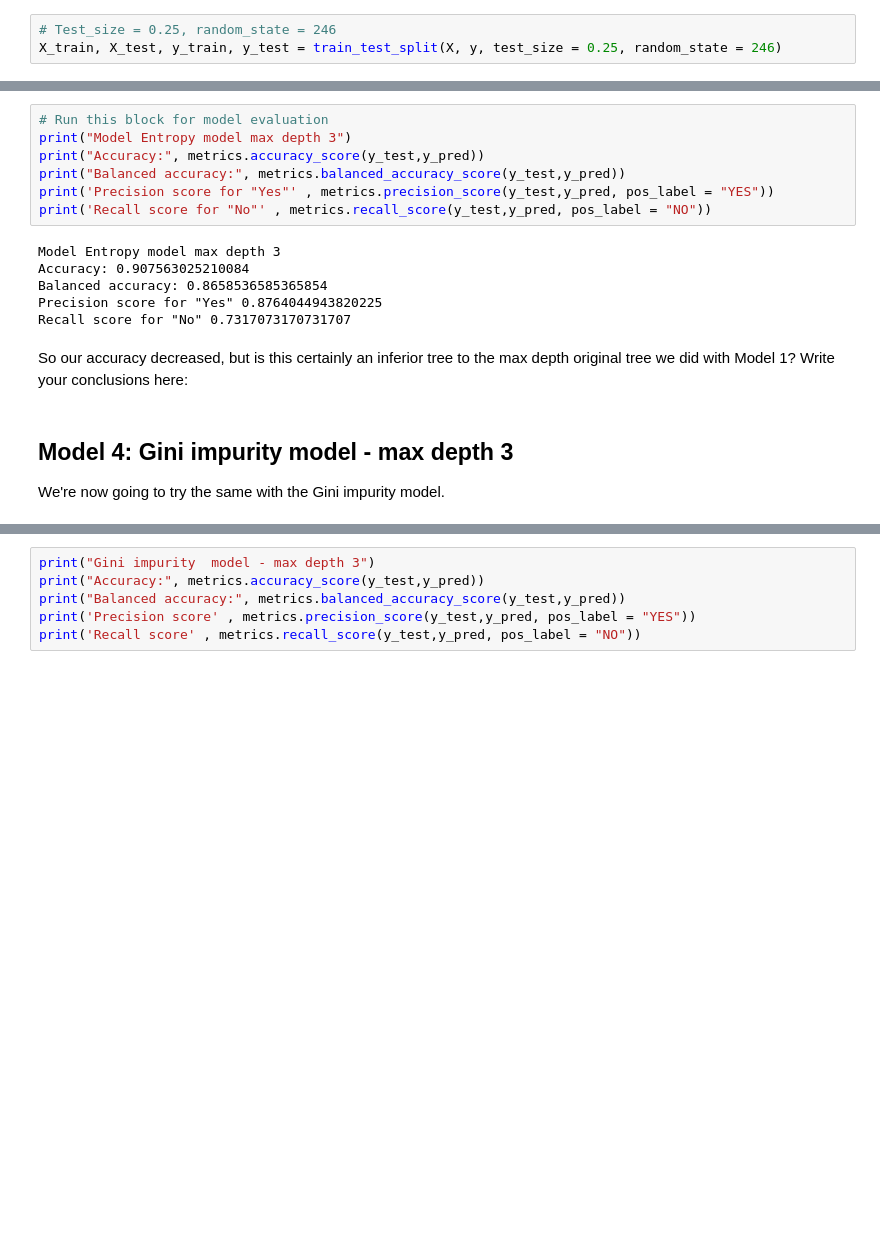
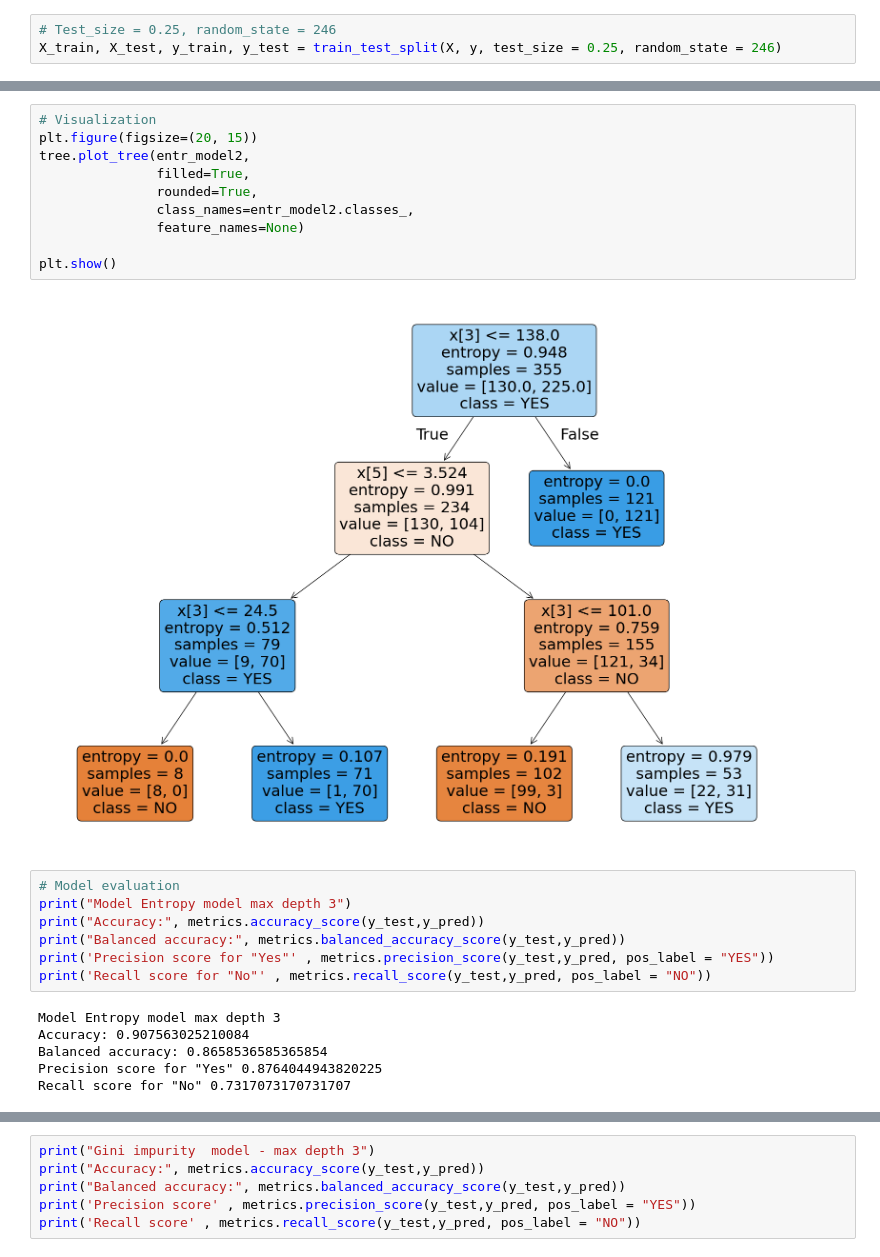
Before and after one commit to alexbui96/springboard, a Jupyter notebook: Decision Tree Specialty Coffee Case Study.ipynb, the cells around one changed output, grey strips where cells are left out. Cells and saved outputs as stored; diff of their text form; blank space fills up the shorter version.

```diff
--- a/Decision Tree Specialty Coffee Case Study.ipynb
+++ b/Decision Tree Specialty Coffee Case Study.ipynb
@@ -329,5 +285,17 @@ graphviz.Source(tree.export_graphviz(entr_model2, out_file=None, class_names=ent
+# %%
+# Visualization
+plt.figure(figsize=(20, 15))
+tree.plot_tree(entr_model2,
+               filled=True,
+               rounded=True,
+               class_names=entr_model2.classes_,
+               feature_names=None)
+
+plt.show()
+# %% [output]
+[figure, added]
 # %%
-# Run this block for model evaluation
+# Model evaluation
 print("Model Entropy model max depth 3")
 print("Accuracy:", metrics.accuracy_score(y_test,y_pred))
 print("Balanced accuracy:", metrics.balanced_accuracy_score(y_test,y_pred))
@@ -339,9 +307,4 @@ Accuracy: 0.907563025210084
 Balanced accuracy: 0.8658536585365854
 Precision score for "Yes" 0.8764044943820225
 Recall score for "No" 0.7317073170731707
-# %% [markdown]
-So our accuracy decreased, but is this certainly an inferior tree to the max depth original tree we did with Model 1? Write your conclusions here:
-# %% [markdown]
-## Model 4: Gini impurity  model - max depth 3
-We're now going to try the same with the Gini impurity model.
 # %%
```
Also changed, not shown: parts of 43 cells of this notebook.
